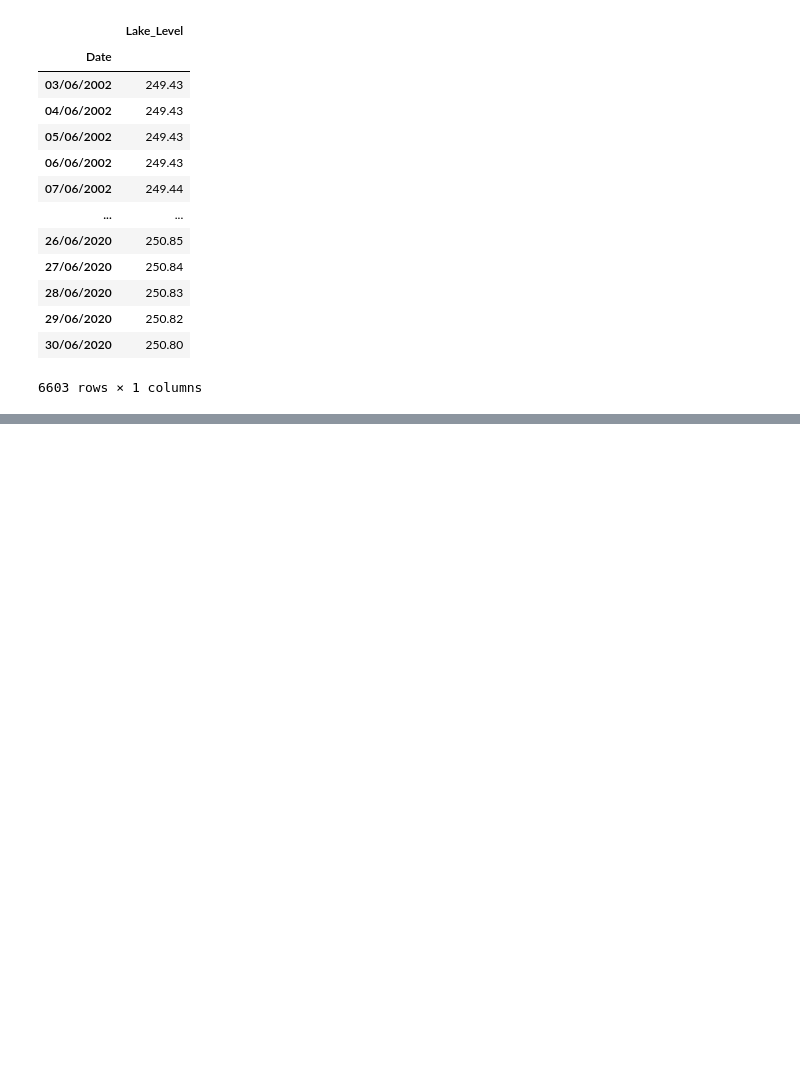
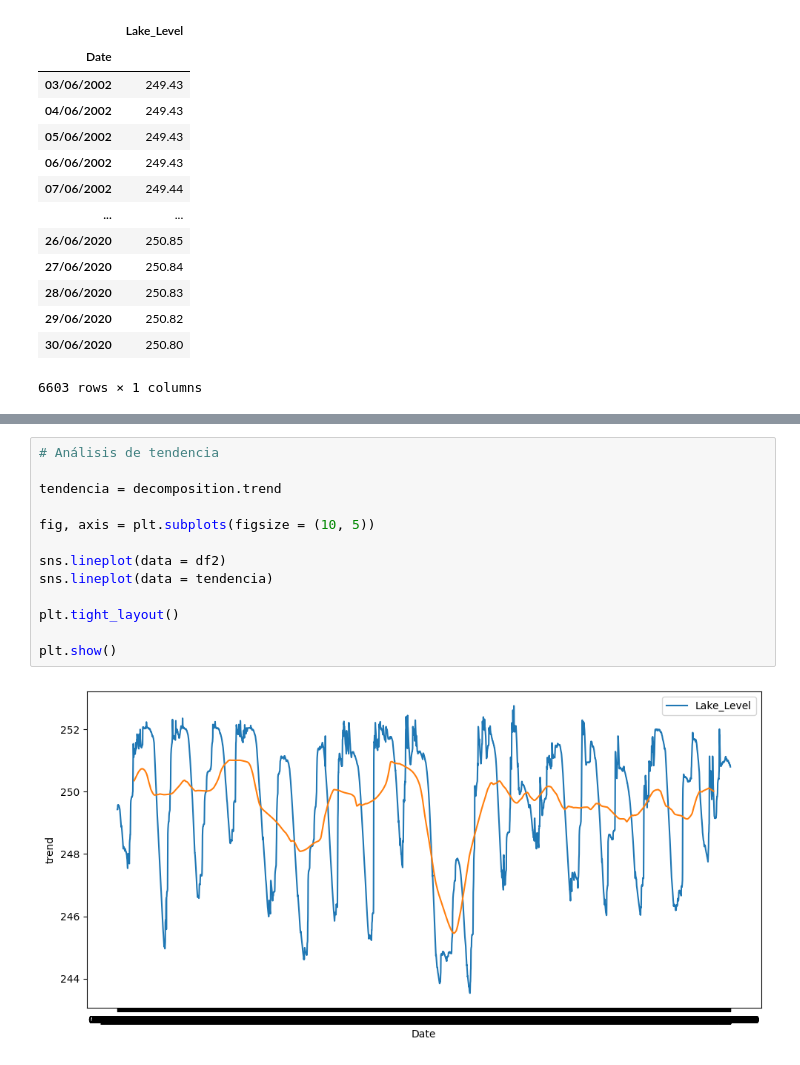
Before and after one commit to LuisCamachoRivero/Series_de_tiempo, a Jupyter notebook: src/explore.ipynb, the cells around one changed output, grey strips where cells are left out. Cells and saved outputs as stored; diff of their text form; blank space fills up the shorter version.

```diff
--- a/src/explore.ipynb
+++ b/src/explore.ipynb
@@ -83,0 +93,15 @@ plt.show()
+# %%
+# Análisis de tendencia
+
+tendencia = decomposition.trend
+
+fig, axis = plt.subplots(figsize = (10, 5))
+
+sns.lineplot(data = df2)
+sns.lineplot(data = tendencia)
+
+plt.tight_layout()
+
+plt.show()
+# %% [output]
+[figure, added]
```
Also changed, not shown: parts of 8 cells of this notebook.
